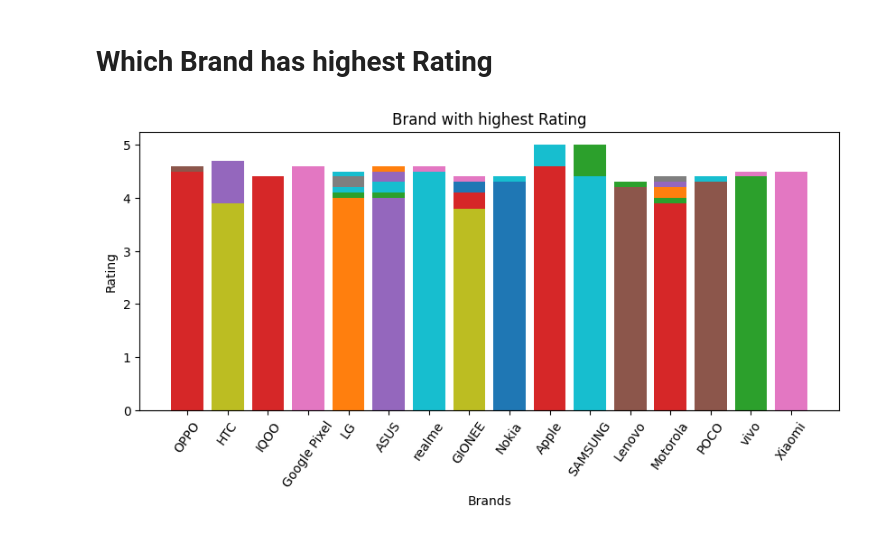
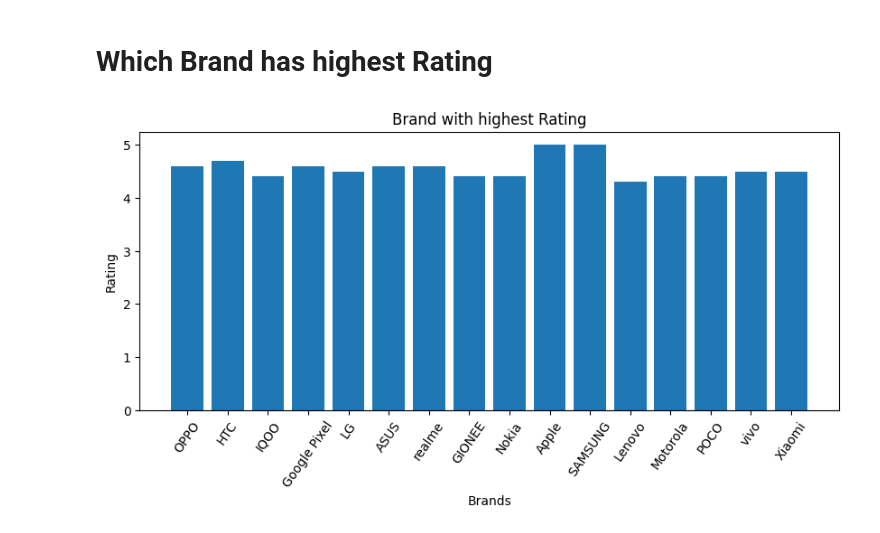
Before and after one commit to MahimnaUpadhyaySVIT/Data-Visualization-Workshop, a Jupyter notebook: Flipcart_Mobile_Sales_Analysis.ipynb, the cells around one changed output. Drawn from its saved outputs; the diff is of its cells as text; code cells hidden in the pictures.

```diff
--- a/Flipcart_Mobile_Sales_Analysis.ipynb
+++ b/Flipcart_Mobile_Sales_Analysis.ipynb
@@ -40,10 +40,10 @@ rating = dataset['Rating'].tolist()
 # %%
 fig, ax = plt.subplots(figsize=(10, 4))
 ax.set_title('Brand with highest Rating')
-ax.bar(brand, rating, label= ,color=sns.color_palette())
+ax.bar(brand, rating)
 ax.tick_params(axis='x', rotation=55)
 ax.set_xlabel("Brands")
 ax.set_ylabel("Rating")
 plt.show()
 # %% [output]
-[figure, old version]
+[figure, new version]
```
